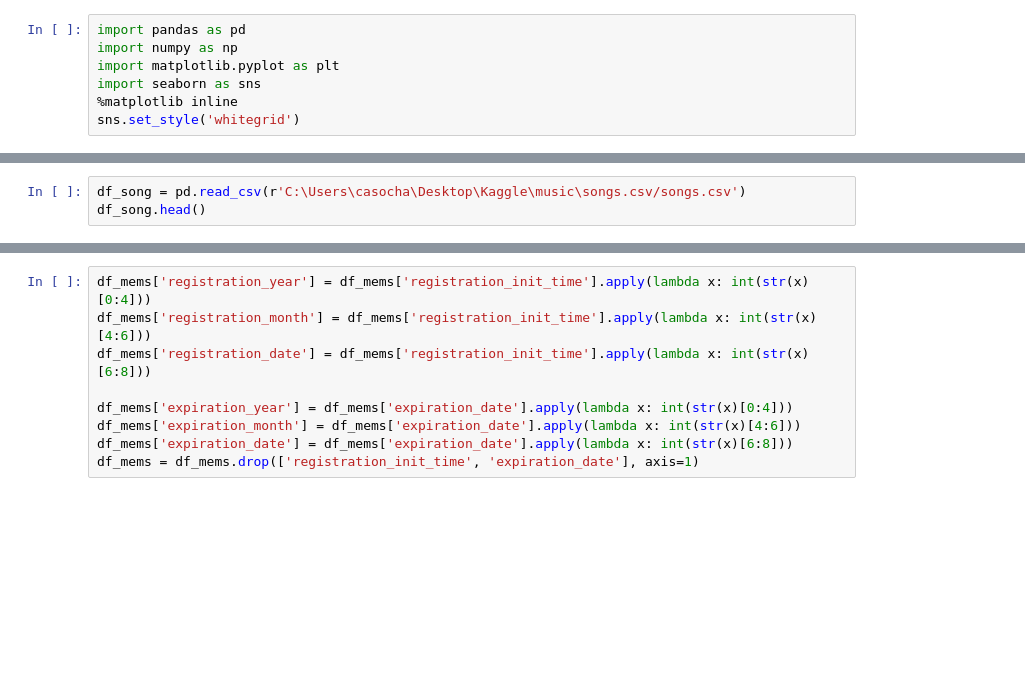
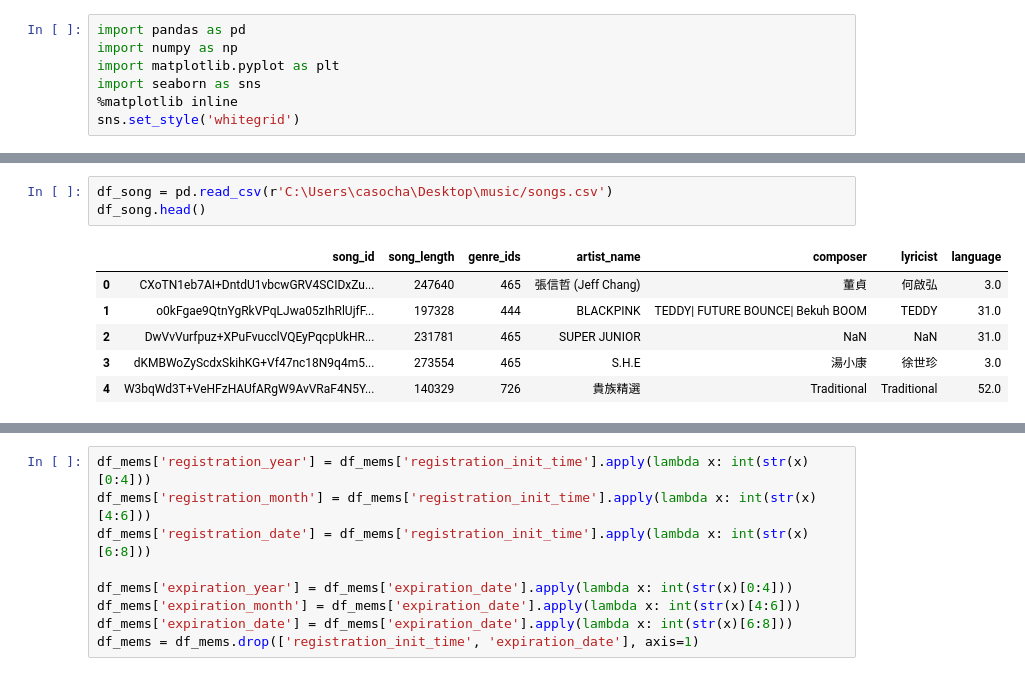
Before and after one commit to cartersocha/code-collection, a Jupyter notebook: WSDM.ipynb, the cells around one changed output, grey strips where cells are left out. Cells and saved outputs as stored; diff of their text form; blank space fills up the shorter version.

```diff
--- a/WSDM.ipynb
+++ b/WSDM.ipynb
@@ -11,4 +18,11 @@ df_train.head()
 # %%
-df_song = pd.read_csv(r'C:\Users\casocha\Desktop\Kaggle\music\songs.csv/songs.csv')
+df_song = pd.read_csv(r'C:\Users\casocha\Desktop\music/songs.csv')
 df_song.head()
+# %% [output]
+|  | song_id | song_length | genre_ids | artist_name | composer | lyricist | language |
+| 0 | CXoTN1eb7AI+DntdU1vbcwGRV4SCIDxZu... | 247640 | 465 | 張信哲 (Jeff Chang) | 董貞 | 何啟弘 | 3.0 |
+| 1 | o0kFgae9QtnYgRkVPqLJwa05zIhRlUjfF... | 197328 | 444 | BLACKPINK | TEDDY| FUTURE BOUNCE| Bekuh BOOM | TEDDY | 31.0 |
+| 2 | DwVvVurfpuz+XPuFvucclVQEyPqcpUkHR... | 231781 | 465 | SUPER JUNIOR | NaN | NaN | 31.0 |
+| 3 | dKMBWoZyScdxSkihKG+Vf47nc18N9q4m5... | 273554 | 465 | S.H.E | 湯小康 | 徐世珍 | 3.0 |
+| 4 | W3bqWd3T+VeHFzHAUfARgW9AvVRaF4N5Y... | 140329 | 726 | 貴族精選 | Traditional | Traditional | 52.0 |
 # %%
```
Also changed, not shown: parts of 34 cells of this notebook.
